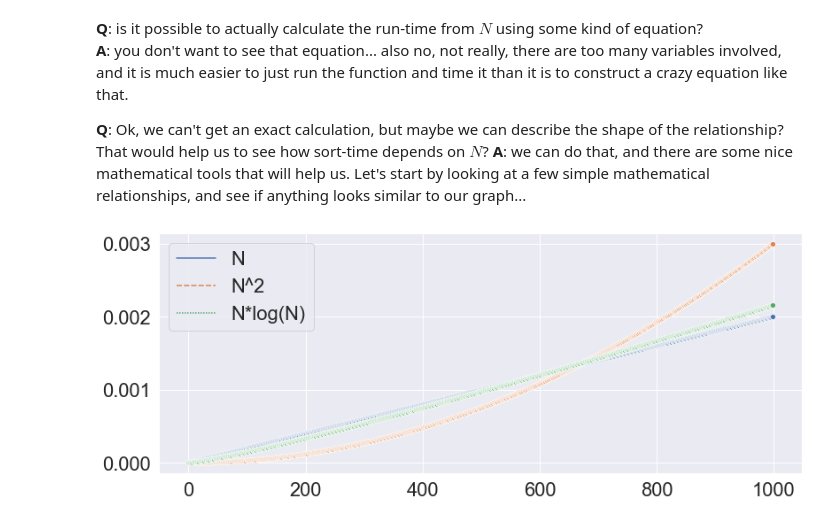
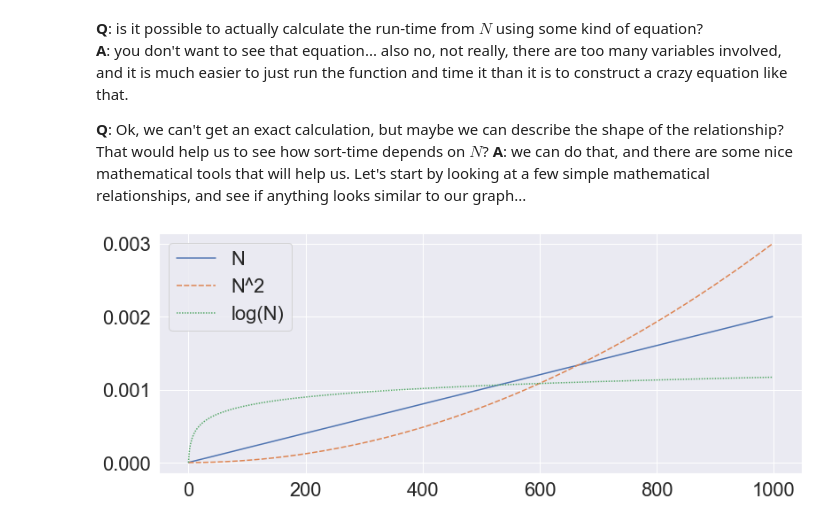
Before and after one commit to rimmera-elsevier/algorithm-analysis, a Jupyter notebook: lectures/1_introduction_to_asymptotic_analysis.ipynb, the cells around one changed output. Saved outputs shown, nothing was run; the diff lists cells and outputs as text; code cells hidden in the pictures.

```diff
--- a/lectures/1_introduction_to_asymptotic_analysis.ipynb
+++ b/lectures/1_introduction_to_asymptotic_analysis.ipynb
@@ -66,19 +68,18 @@ Some obvious features of this graph:
 # %%
 from math import log, exp
 
 n_values = range(1, 1000)
 n = normalize(n_values)
 n_squared = normalize([n**2 for n in n_values])
-n_log_n = normalize([n*log(n) for n in n_values])
-#exp_n = [exp(n) for n in n_values]
+log_n = normalize([log(n) for n in n_values])
 
 data = pandas.DataFrame({
     "N": n,
     "N^2": n_squared,
-    "N*log(N)": n_log_n
+    "log(N)": log_n
 })
 
 plt.rcParams['figure.figsize'] = [13, 5]
-seaborn.lineplot(data=data, marker='o');
+seaborn.lineplot(data=data);
 # %% [output]
-[figure, old version]
+[figure, new version]
```
Also changed, not shown: parts of 1 cell of this notebook.
